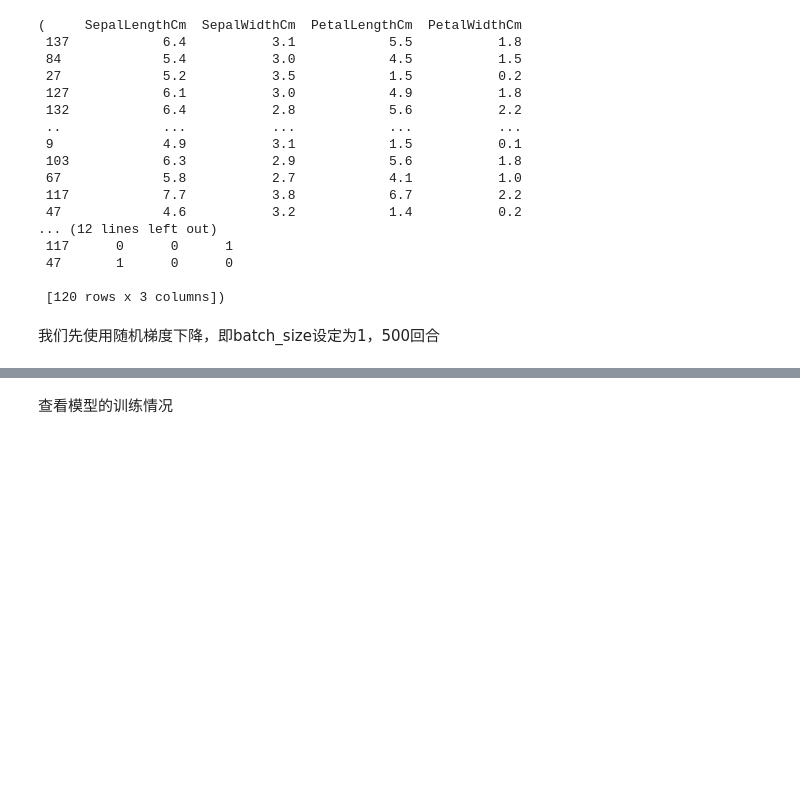
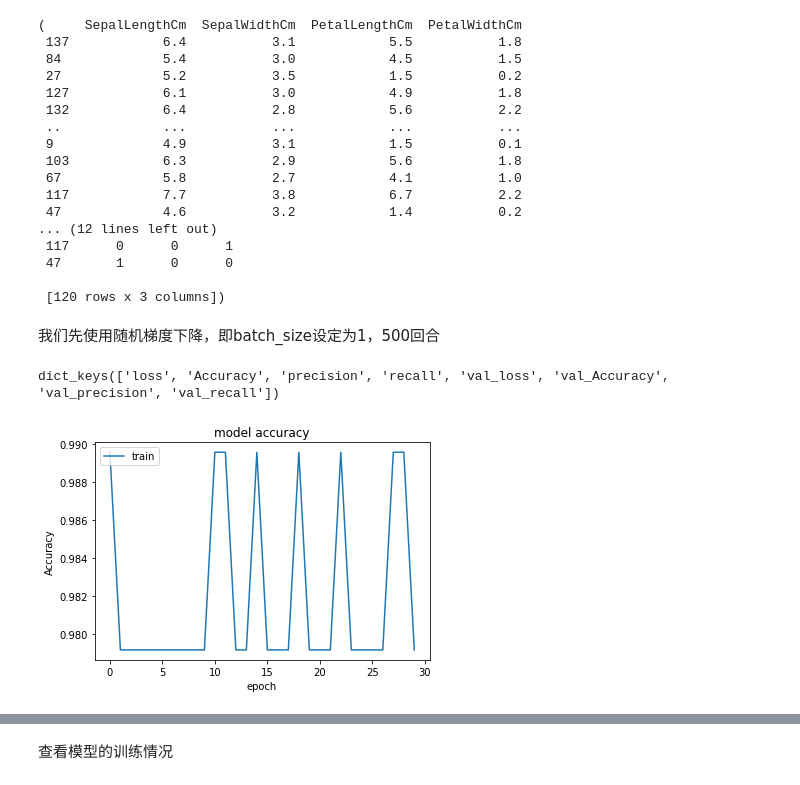
Before and after one commit to Hacker-jh/ML_repo, a Jupyter notebook: ffnn-on-iris.ipynb, the cells around one changed output, grey strips where cells are left out. Drawn from its saved outputs; the diff is of its cells as text; code cells hidden in the pictures; blank space fills up the shorter version.

```diff
--- a/ffnn-on-iris.ipynb
+++ b/ffnn-on-iris.ipynb
@@ -464,10 +464,10 @@ X_train,y_train
 我们先使用随机梯度下降，即batch_size设定为1，500回合
 # %%
 ##### Step 5 - Fit keras model on the dataset
-model.fit(X_train, # input data
+history = model.fit(X_train, # input data
           y_train, # target data
           batch_size=1, # Number of samples per gradient update. If unspecified, batch_size will default to 32.
-          epochs=500, # default=1, Number of epochs to train the model. An epoch is an iteration over the entire x and y data provided
+          epochs=30, # default=1, Number of epochs to train the model. An epoch is an iteration over the entire x and y data provided
           verbose='auto', # default='auto', ('auto', 0, 1, or 2). Verbosity mode. 0 = silent, 1 = progress bar, 2 = one line per epoch. 'auto' defaults to 1 for most cases, but 2 when used with ParameterServerStrategy.
           callbacks=None, # default=None, list of callbacks to apply during training. See tf.keras.callbacks
           validation_split=0.2, # default=0.0, Fraction of the training data to be used as validation data. The model will set apart this fraction of the training data, will not train on it, and will evaluate the loss and any model metrics on this data at the end of each epoch.
@@ -484,3 +484,19 @@ model.fit(X_train, # input data
           workers=1, # default=1, Used for generator or keras.utils.Sequence input only. Maximum number of processes to spin up when using process-based threading. If unspecified, workers will default to 1.
           use_multiprocessing=False, # default=False, Used for generator or keras.utils.Sequence input only. If True, use process-based threading. If unspecified, use_multiprocessing will default to False.
          )
+# %%
+import matplotlib.pyplot as plt
+
+
+print(history.history.keys())
+# summarize history for accuracy
+plt.plot(history.history['Accuracy'])
+# plt.plot(history.history['val_accuracy'])
+plt.title('model accuracy')
+plt.ylabel('Accuracy')
+plt.xlabel('epoch')
+plt.legend(['train', 'test'], loc='upper left')
+plt.show()
+# %% [output]
+dict_keys(['loss', 'Accuracy', 'precision', 'recall', 'val_loss', 'val_Accuracy', 'val_precision', 'val_recall'])
+[figure, added]
```
Also changed, not shown: parts of 12 cells of this notebook.
